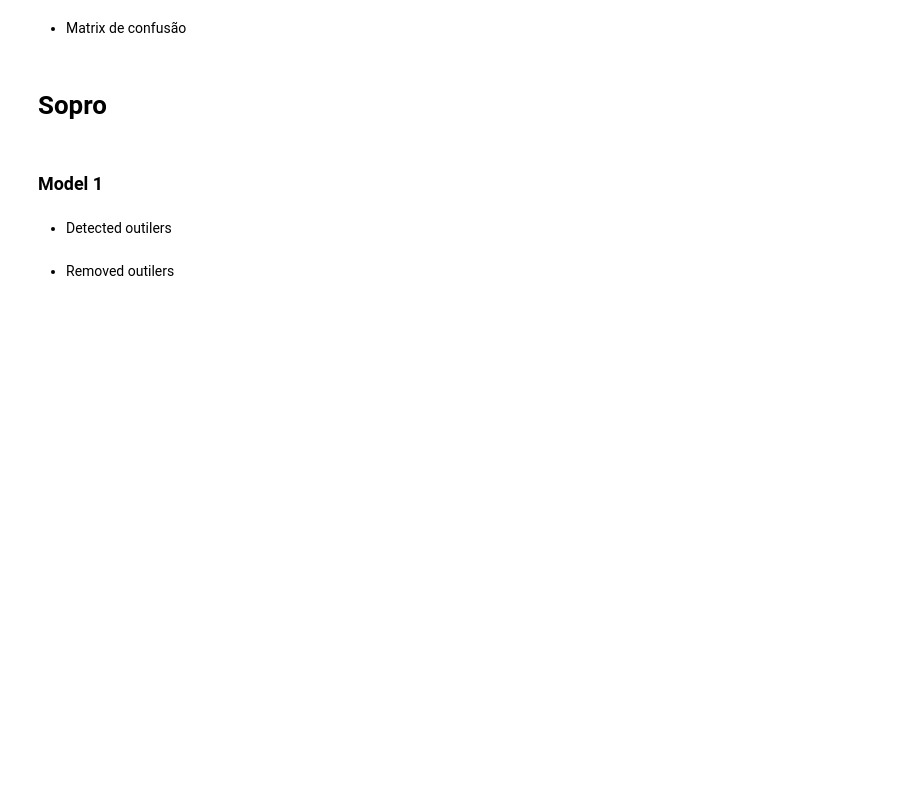
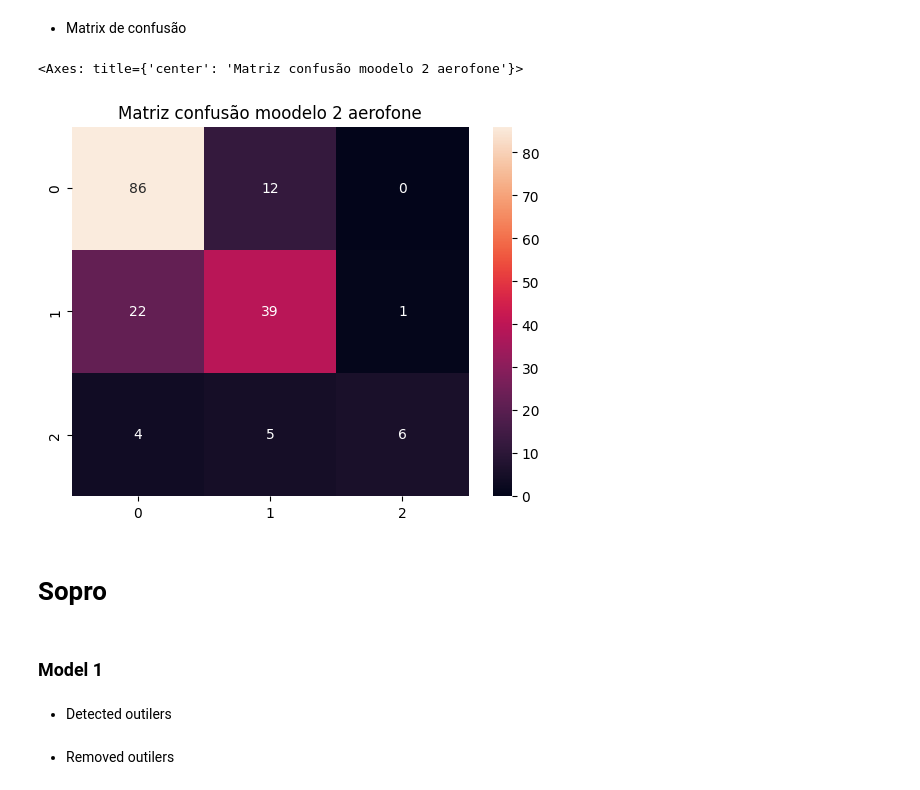
Before and after one commit to Douglas-cc/detected_instruments, a Jupyter notebook: notebooks/avaliacao_models.ipynb, the cells around one changed output. Drawn from its saved outputs; the diff is of its cells as text; code cells hidden in the pictures; blank space fills up the shorter version.

```diff
--- a/notebooks/avaliacao_models.ipynb
+++ b/notebooks/avaliacao_models.ipynb
@@ -496,5 +510,10 @@ Acuracia do modelo HistGradientBoostingClassifier(loss='auto', max_bins=132, max
 # %% [markdown]
 - Matrix de confusão
+# %%
+ac.matriz_confusion(results_2_aerofone['y_validate'], results_2_aerofone['predictions'], title='Matriz confusão moodelo 2 aerofone')
+# %% [output]
+<Axes: title={'center': 'Matriz confusão moodelo 2 aerofone'}>
+[figure, added]
 # %% [markdown]
 # Sopro
 # %% [markdown]
```
Also changed, not shown: parts of 31 cells of this notebook, 7 other files.
